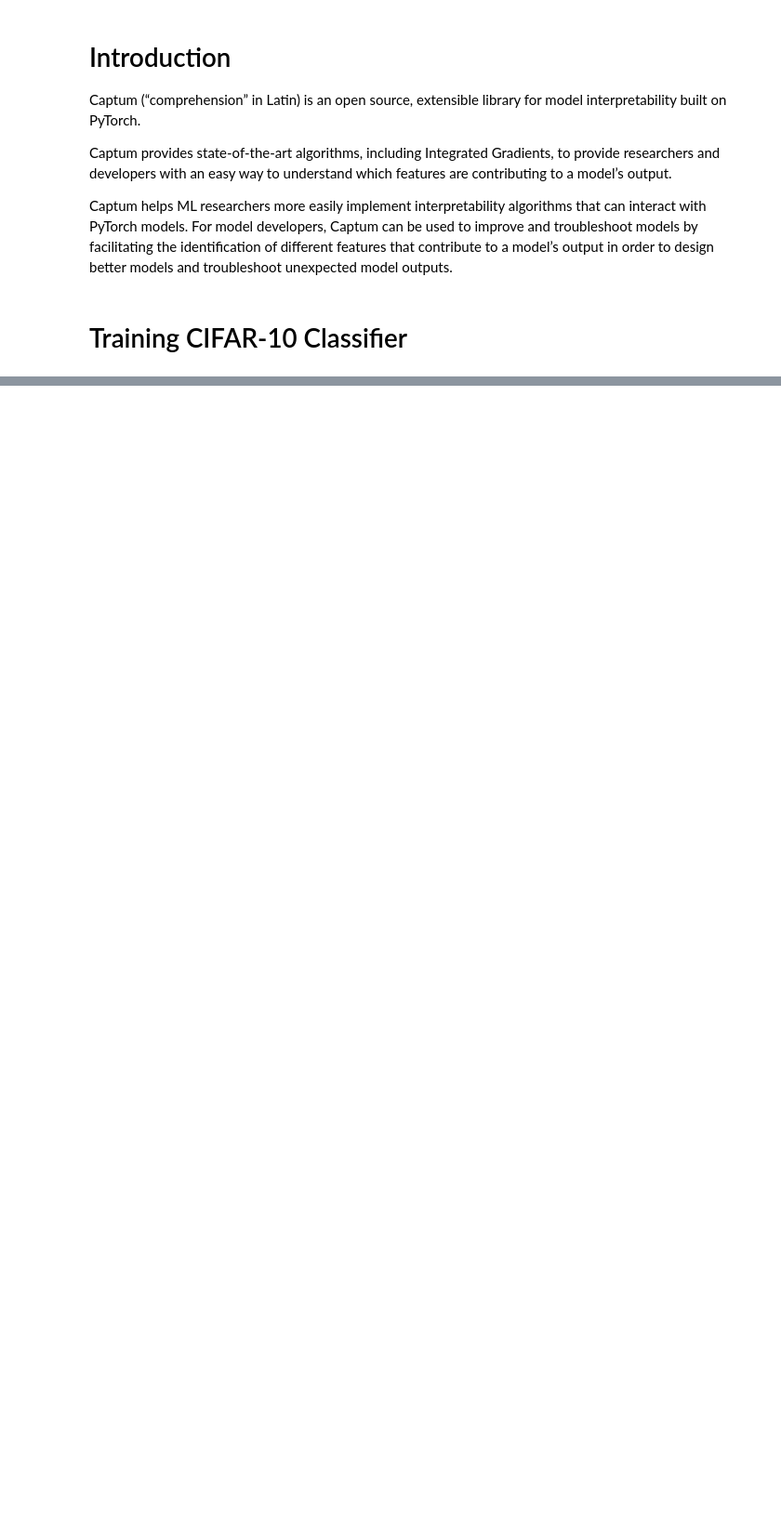
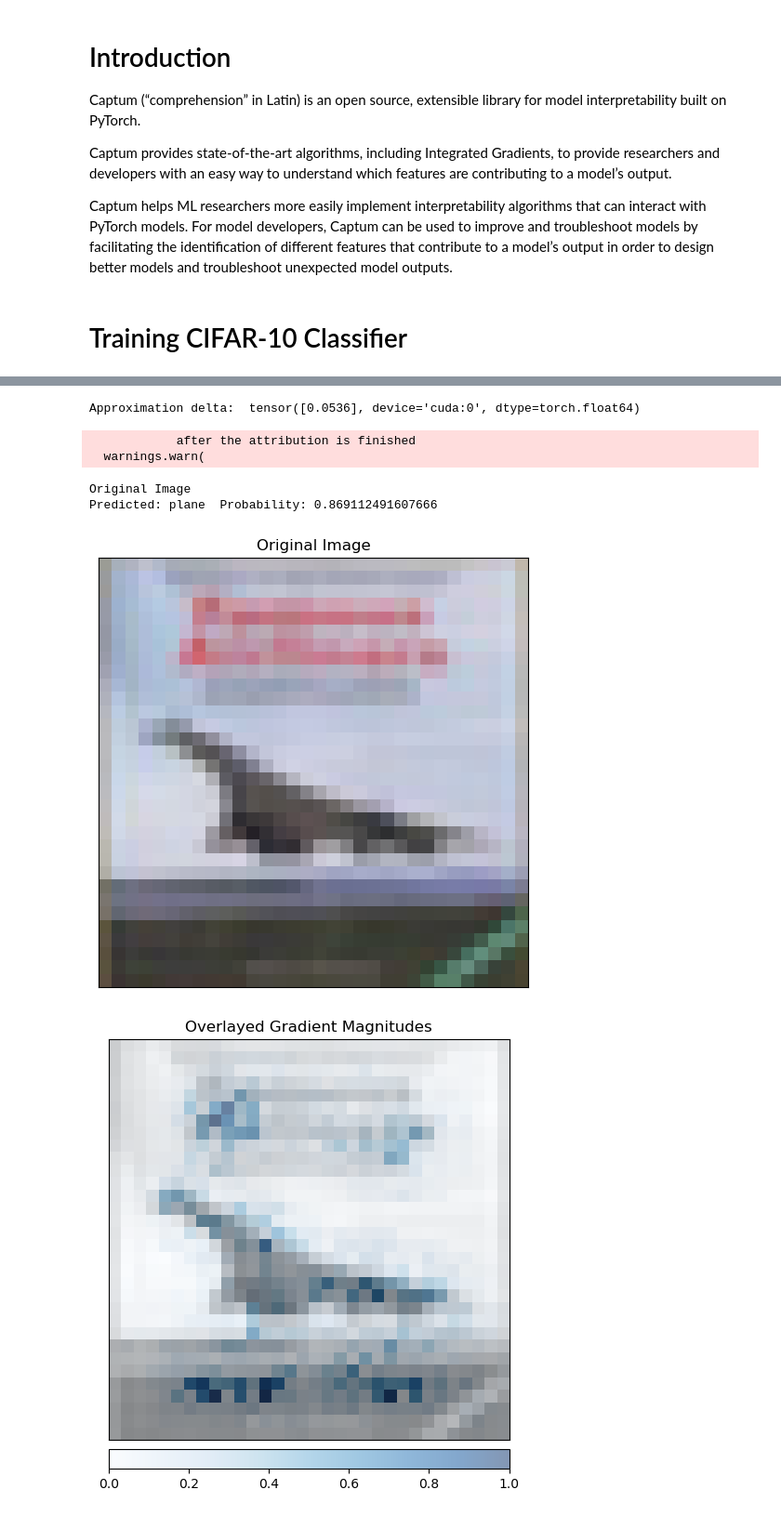
Before and after one commit to Ka0Ri/XAI, a Jupyter notebook: Captum-Tutorials.ipynb, the cells around one changed output, grey strips where cells are left out. Shown at 93% size. Drawn from its saved outputs; the diff is of its cells as text; code cells hidden in the pictures; blank space fills up the shorter version.

```diff
--- a/Captum-Tutorials.ipynb
+++ b/Captum-Tutorials.ipynb
@@ -230,0 +171,51 @@ Image(filename='img/captum_insights.png')
+# %%
+saliency = Saliency(net)
+grads = saliency.attribute(input, target=labels[ind].item())
+grads = np.transpose(grads.squeeze().cpu().detach().numpy(), (1, 2, 0))
+# %%
+ig = IntegratedGradients(net)
+attr_ig, delta = attribute_image_features(ig, input, baselines=input * 0, return_convergence_delta=True)
+attr_ig = np.transpose(attr_ig.squeeze().cpu().detach().numpy(), (1, 2, 0))
+print('Approximation delta: ', abs(delta))
+# %% [output]
+Approximation delta:  tensor([0.0536], device='cuda:0', dtype=torch.float64)
+# %%
+ig = IntegratedGradients(net)
+nt = NoiseTunnel(ig)
+attr_ig_nt = attribute_image_features(nt, input, baselines=input * 0, nt_type='smoothgrad_sq',
+                                      nt_samples=100, stdevs=0.2)
+attr_ig_nt = np.transpose(attr_ig_nt.squeeze(0).cpu().detach().numpy(), (1, 2, 0))
+# %%
+dl = DeepLift(net)
+attr_dl = attribute_image_features(dl, input, baselines=input * 0)
+attr_dl = np.transpose(attr_dl.squeeze(0).cpu().detach().numpy(), (1, 2, 0))
+# %% [output]
+            after the attribution is finished
+  warnings.warn(
+# %%
+print('Original Image')
+print('Predicted:', classes[predicted[ind]],
+      ' Probability:', torch.max(F.softmax(outputs, 1)).item())
+
+original_image = np.transpose((images[ind].cpu().detach().numpy() / 2) + 0.5, (1, 2, 0))
+
+_ = viz.visualize_image_attr(None, original_image,
+                      method="original_image", title="Original Image")
+
+_ = viz.visualize_image_attr(grads, original_image, method="blended_heat_map", sign="absolute_value",
+                          show_colorbar=True, title="Overlayed Gradient Magnitudes")
+
+_ = viz.visualize_image_attr(attr_ig, original_image, method="blended_heat_map",sign="all",
+                          show_colorbar=True, title="Overlayed Integrated Gradients")
+
+_ = viz.visualize_image_attr(attr_ig_nt, original_image, method="blended_heat_map", sign="absolute_value",
+                             outlier_perc=10, show_colorbar=True,
+                             title="Overlayed Integrated Gradients \n with SmoothGrad Squared")
+
+_ = viz.visualize_image_attr(attr_dl, original_image, method="blended_heat_map",sign="all",show_colorbar=True,
+                          title="Overlayed DeepLift")
+# %% [output]
+Original Image
+Predicted: plane  Probability: 0.869112491607666
+[figure, added]
+[figure, added]
```
Also changed, not shown: parts of 59 cells of this notebook, 6 other files.
